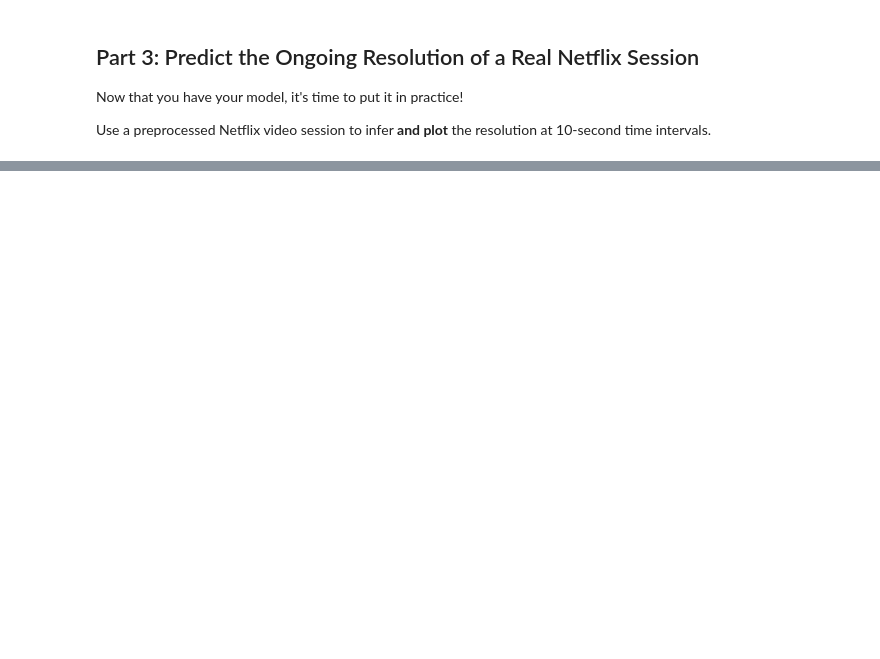
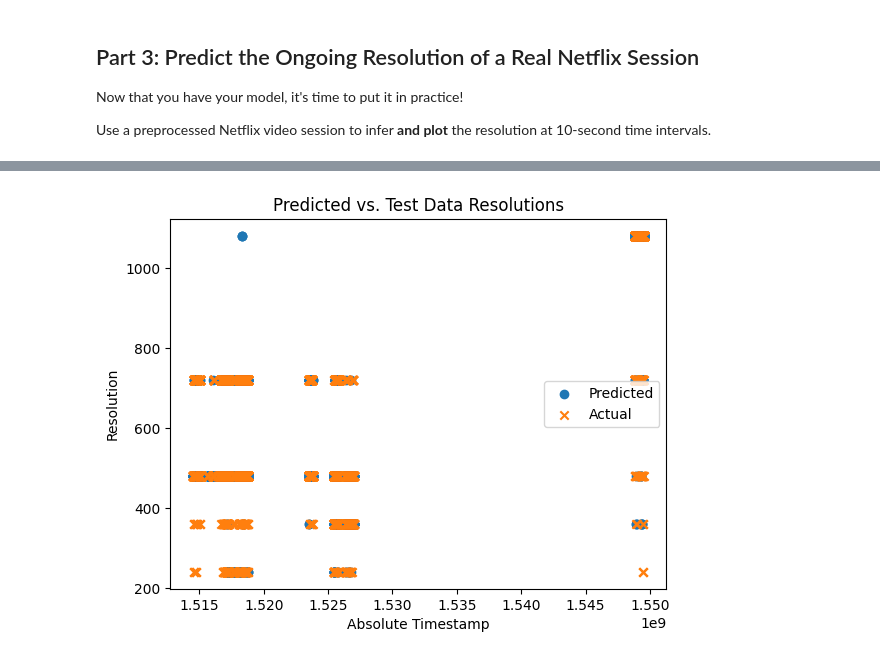
Before and after one commit to noise-course/video-quality-of-experience-cnk2-rgb, a Jupyter notebook: 1-Video-Quality-Inference.ipynb, the cells around one changed output, grey strips where cells are left out. Cells and saved outputs as stored; diff of their text form; code cells hidden in the pictures; blank space fills up the shorter version.

```diff
--- a/1-Video-Quality-Inference.ipynb
+++ b/1-Video-Quality-Inference.ipynb
@@ -172,3 +626,6 @@ but Gdown can't. Please check connections and permissions.
 ### Prepare Your Data
 
 Prepare your data matrix, determine your features and labels, and perform a train-test split on your data.
+# %%
+#drop NaN values
+df_filtered = df_filtered.dropna()
@@ -198,0 +771,10 @@ Use a preprocessed Netflix video session to infer **and plot** the resolution at
+# %%
+plt.scatter(subset_X["absolute_timestamp"], subset_y_test_pred, marker='o', label="Predicted")
+plt.scatter(subset_X["absolute_timestamp"], subset_y_test, marker='x', label="Actual")
+plt.xlabel("Absolute Timestamp")
+plt.ylabel("Resolution")
+plt.title("Predicted vs. Test Data Resolutions")
+plt.legend()
+plt.show()
+# %% [output]
+[figure, added]
```
Also changed, not shown: parts of 55 cells of this notebook.
